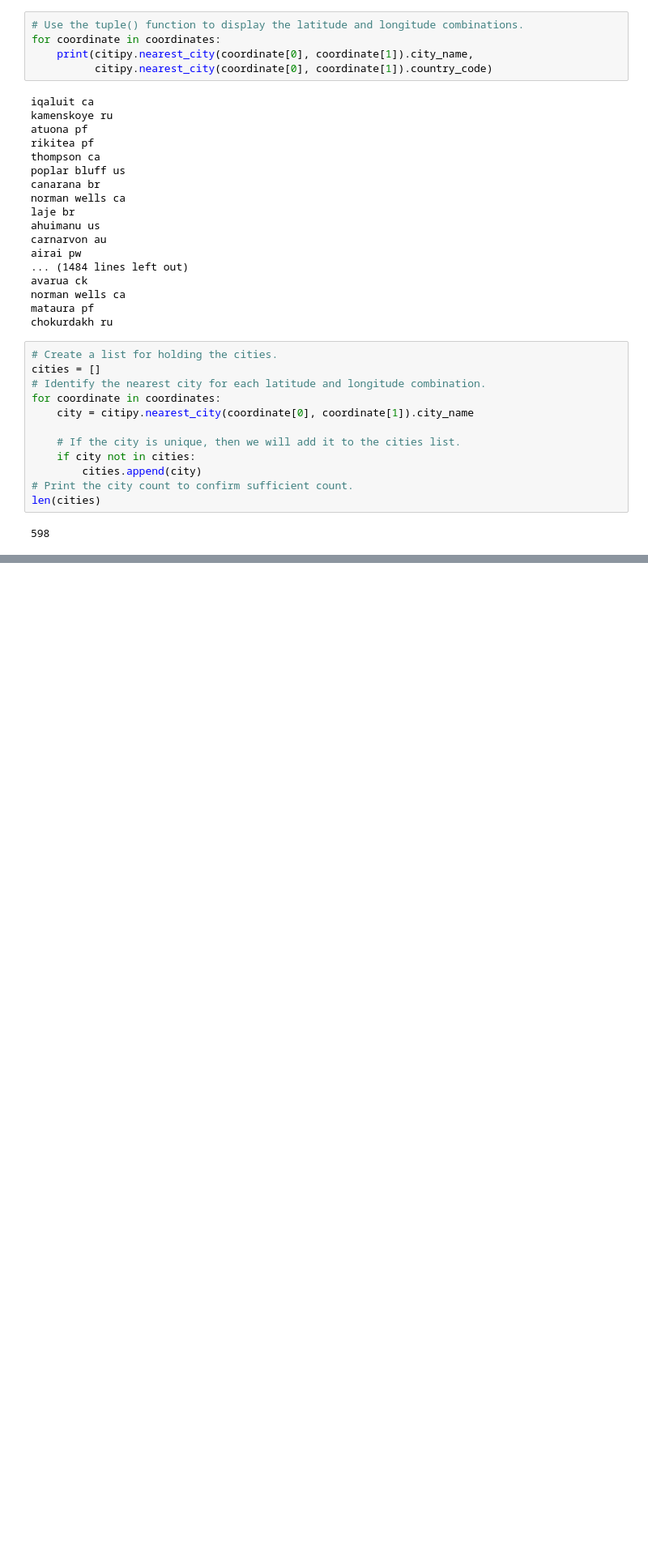
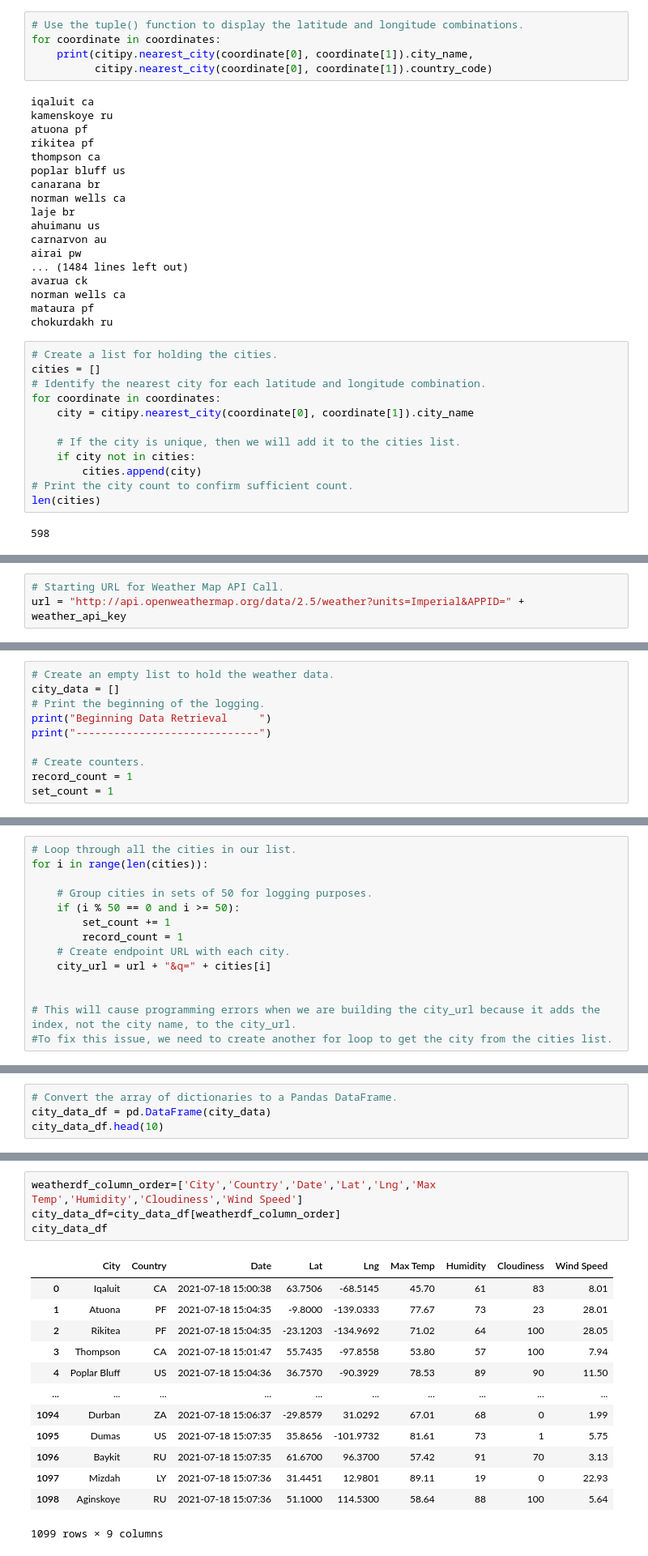
Before and after one commit to I-CV207/WeatherPY_analysis, a Jupyter notebook: WeatherPy.ipynb, the cells around one changed output, grey strips where cells are left out. Shown at 81% size. Drawn from its saved outputs; the diff is of its cells as text; blank space fills up the shorter version.

Commit message:
Adding df for weather

```diff
--- a/WeatherPy.ipynb
+++ b/WeatherPy.ipynb
@@ -55,0 +67,3 @@ len(cities)
+# %%
+# Starting URL for Weather Map API Call.
+url = "http://api.openweathermap.org/data/2.5/weather?units=Imperial&APPID=" + weather_api_key
@@ -55,0 +80,10 @@ len(cities)
+# %%
+# Create an empty list to hold the weather data.
+city_data = []
+# Print the beginning of the logging.
+print("Beginning Data Retrieval     ")
+print("-----------------------------")
+
+# Create counters.
+record_count = 1
+set_count = 1
@@ -55,0 +93,14 @@ len(cities)
+# %%
+# Loop through all the cities in our list.
+for i in range(len(cities)):
+
+    # Group cities in sets of 50 for logging purposes.
+    if (i % 50 == 0 and i >= 50):
+        set_count += 1
+        record_count = 1
+    # Create endpoint URL with each city.
+    city_url = url + "&q=" + cities[i]
+
+
+# This will cause programming errors when we are building the city_url because it adds the index, not the city name, to the city_url.
+#To fix this issue, we need to create another for loop to get the city from the cities list.
@@ -55,0 +178,4 @@ len(cities)
+# %%
+# Convert the array of dictionaries to a Pandas DataFrame.
+city_data_df = pd.DataFrame(city_data)
+city_data_df.head(10)
@@ -55,0 +194,18 @@ len(cities)
+# %%
+weatherdf_column_order=['City','Country','Date','Lat','Lng','Max Temp','Humidity','Cloudiness','Wind Speed']
+city_data_df=city_data_df[weatherdf_column_order]
+city_data_df
+# %% [output]
+|  | City | Country | Date | Lat | Lng | Max Temp | Humidity | Cloudiness | Wind Speed |
+| 0 | Iqaluit | CA | 2021-07-18 15:00:38 | 63.7506 | -68.5145 | 45.70 | 61 | 83 | 8.01 |
+| 1 | Atuona | PF | 2021-07-18 15:04:35 | -9.8000 | -139.0333 | 77.67 | 73 | 23 | 28.01 |
+| 2 | Rikitea | PF | 2021-07-18 15:04:35 | -23.1203 | -134.9692 | 71.02 | 64 | 100 | 28.05 |
+| 3 | Thompson | CA | 2021-07-18 15:01:47 | 55.7435 | -97.8558 | 53.80 | 57 | 100 | 7.94 |
+| 4 | Poplar Bluff | US | 2021-07-18 15:04:36 | 36.7570 | -90.3929 | 78.53 | 89 | 90 | 11.50 |
+| ... | ... | ... | ... | ... | ... | ... | ... | ... | ... |
+| 1094 | Durban | ZA | 2021-07-18 15:06:37 | -29.8579 | 31.0292 | 67.01 | 68 | 0 | 1.99 |
+| 1095 | Dumas | US | 2021-07-18 15:07:35 | 35.8656 | -101.9732 | 81.61 | 73 | 1 | 5.75 |
+| 1096 | Baykit | RU | 2021-07-18 15:07:35 | 61.6700 | 96.3700 | 57.42 | 91 | 70 | 3.13 |
+| 1097 | Mizdah | LY | 2021-07-18 15:07:36 | 31.4451 | 12.9801 | 89.11 | 19 | 0 | 22.93 |
+| 1098 | Aginskoye | RU | 2021-07-18 15:07:36 | 51.1000 | 114.5300 | 58.64 | 88 | 100 | 5.64 |
+1099 rows × 9 columns
```
Also changed, not shown: parts of 10 cells of this notebook.
